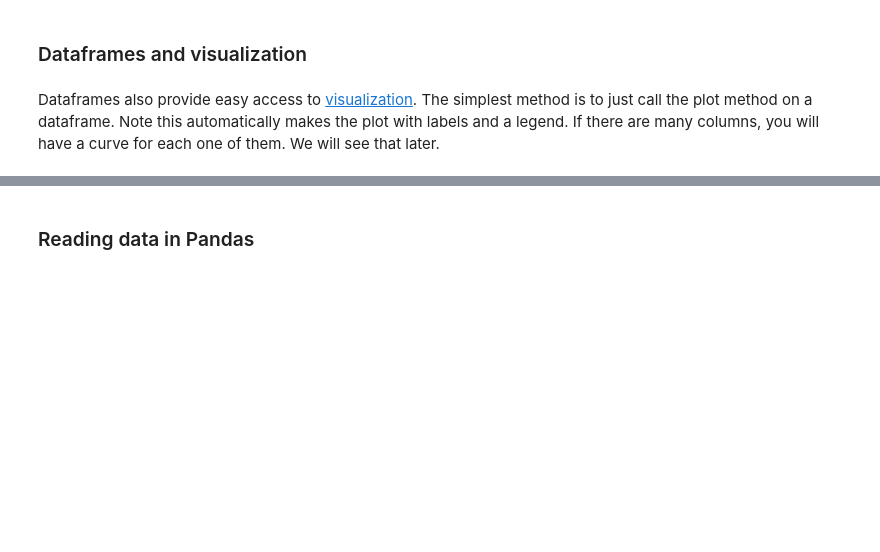
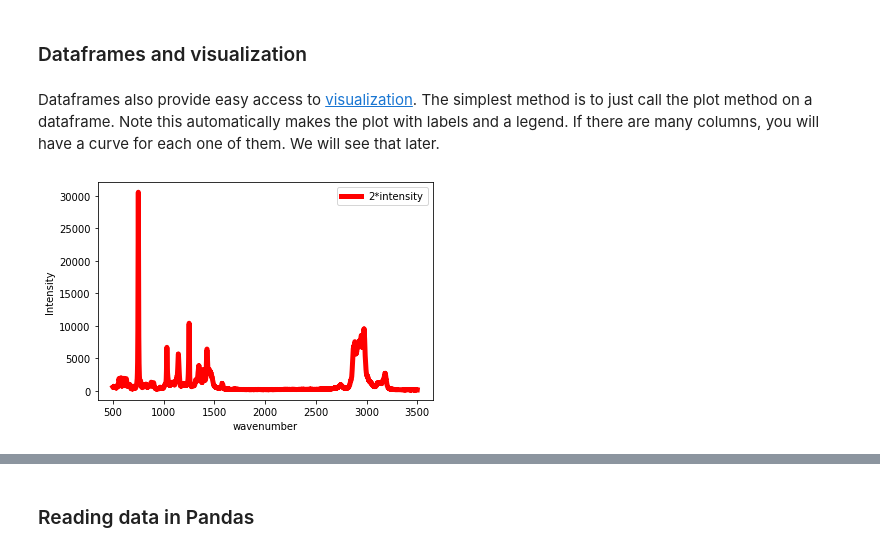
Before and after one commit to Steel-Bank-codespaces/s23-06681, a Jupyter notebook: lectures/02-pandas-intro/pandas-intro.ipynb, the cells around one changed output, grey strips where cells are left out. Cells and saved outputs as stored; diff of their text form; code cells hidden in the pictures; blank space fills up the shorter version.

```diff
--- a/lectures/02-pandas-intro/pandas-intro.ipynb
+++ b/lectures/02-pandas-intro/pandas-intro.ipynb
@@ -56,0 +101,3 @@ type(df)
+# %%
+df['2*intensity'] = df['intensity'] * 2
+df
@@ -92,0 +240,5 @@ df.plot();
+# %%
+df.plot(y='2*intensity', ylabel='Intensity', color='red',
+        linewidth=5);
+# %% [output]
+[figure, added]
```
Also changed, not shown: parts of 58 cells of this notebook.
